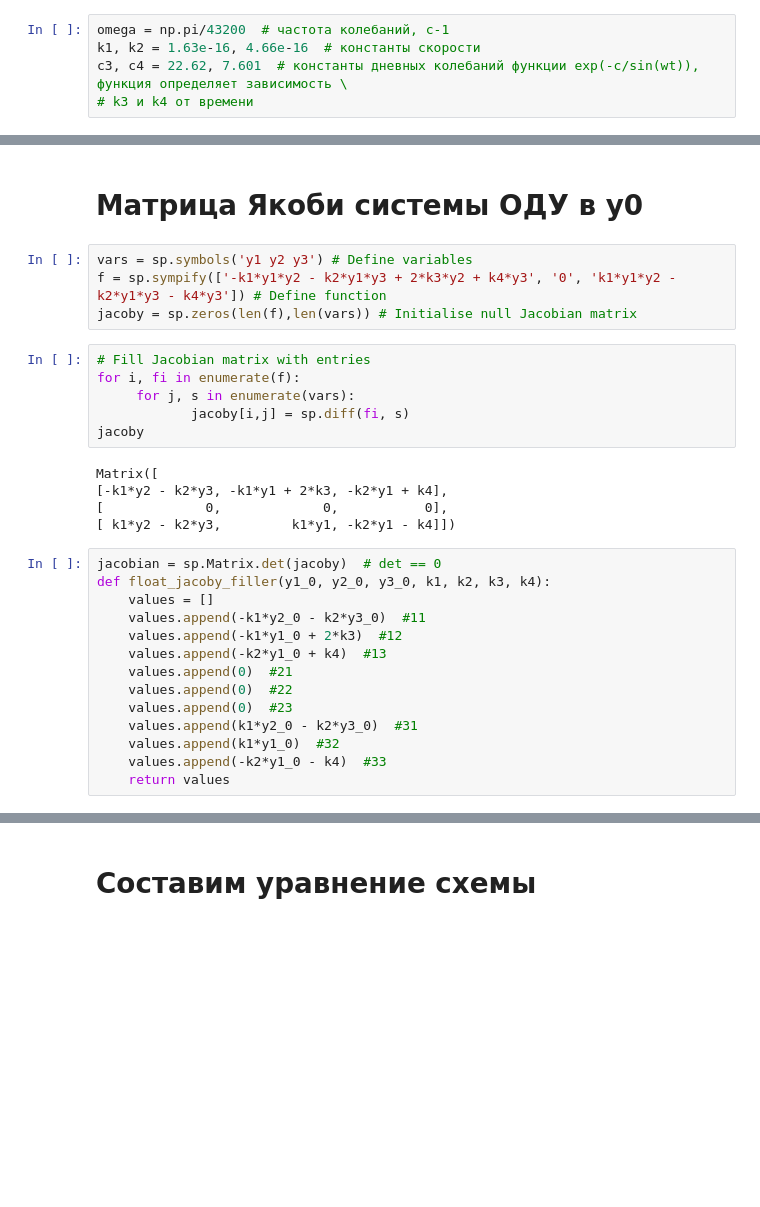
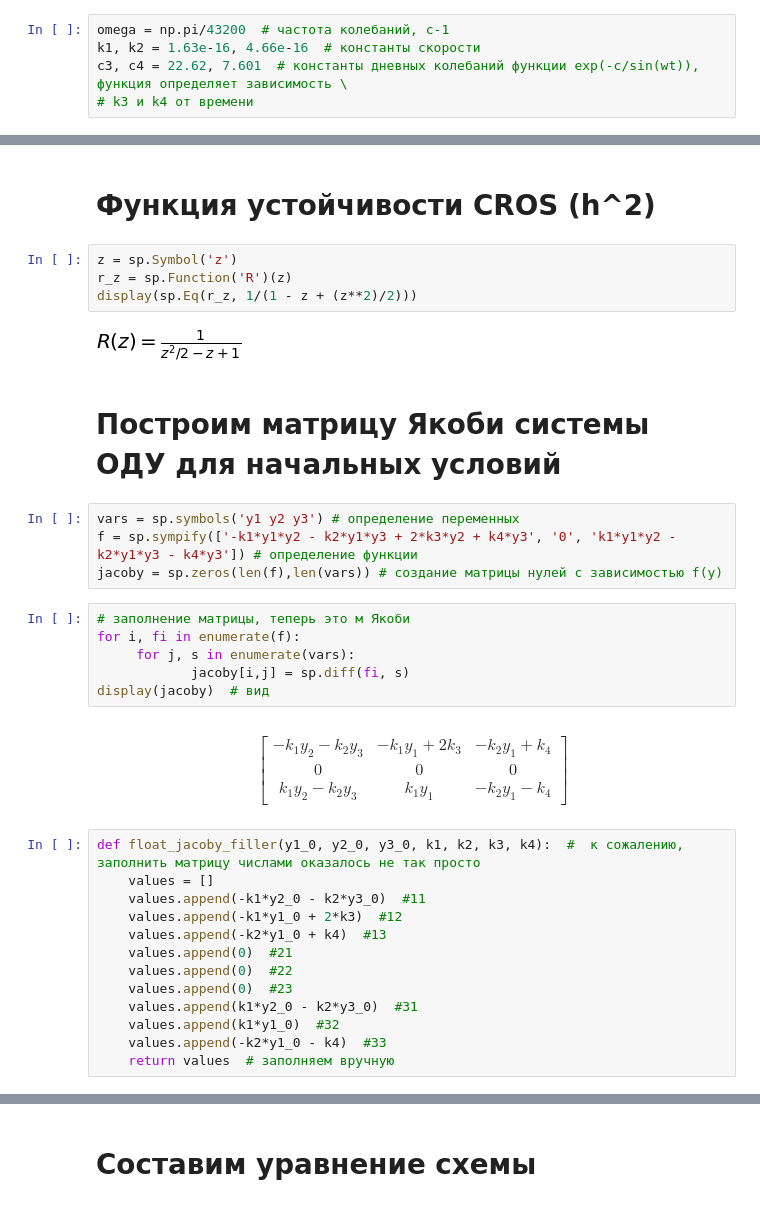
Before and after one commit to verwindle/calc_math_2_task, a Jupyter notebook: calc_math.ipynb, the cells around one changed output, grey strips where cells are left out. Drawn from its saved outputs; the diff is of its cells as text; blank space fills up the shorter version.

```diff
--- a/calc_math.ipynb
+++ b/calc_math.ipynb
@@ -99,23 +130,27 @@ R(z) = 1/(1 - z + (z**2)/2)
+# %% [markdown]
+# Функция устойчивости CROS (h^2)
+# %%
+z = sp.Symbol('z')
+r_z = sp.Function('R')(z)
+display(sp.Eq(r_z, 1/(1 - z + (z**2)/2)))
+# %% [output]
+[figure, added]
 # %% [markdown]
-# Матрица Якоби системы ОДУ в y0
+# Построим матрицу Якоби системы ОДУ для начальных условий
 # %%
-vars = sp.symbols('y1 y2 y3') # Define variables
-f = sp.sympify(['-k1*y1*y2 - k2*y1*y3 + 2*k3*y2 + k4*y3', '0', 'k1*y1*y2 - k2*y1*y3 - k4*y3']) # Define function
-jacoby = sp.zeros(len(f),len(vars)) # Initialise null Jacobian matrix
+vars = sp.symbols('y1 y2 y3') # определение переменных
+f = sp.sympify(['-k1*y1*y2 - k2*y1*y3 + 2*k3*y2 + k4*y3', '0', 'k1*y1*y2 - k2*y1*y3 - k4*y3']) # определение функции
+jacoby = sp.zeros(len(f),len(vars)) # создание матрицы нулей с зависимостью f(y)
 # %%
-# Fill Jacobian matrix with entries
+# заполнение матрицы, теперь это м Якоби
 for i, fi in enumerate(f):
      for j, s in enumerate(vars):
             jacoby[i,j] = sp.diff(fi, s)
-jacoby
+display(jacoby)  # вид
 # %% [output]
-Matrix([
-[-k1*y2 - k2*y3, -k1*y1 + 2*k3, -k2*y1 + k4],
-[             0,             0,           0],
-[ k1*y2 - k2*y3,         k1*y1, -k2*y1 - k4]])
+$$\left[\begin{matrix}- k_{1} y_{2} - k_{2} y_{3} & - k_{1} y_{1} + 2 k_{3} & - k_{2} y_{1} + k_{4}\\0 & 0 & 0\\k_{1} y_{2} - k_{2} y_{3} & k_{1} y_{1} & - k_{2} y_{1} - k_{4}\end{matrix}\right]$$
 # %%
-jacobian = sp.Matrix.det(jacoby)  # det == 0
-def float_jacoby_filler(y1_0, y2_0, y3_0, k1, k2, k3, k4):
+def float_jacoby_filler(y1_0, y2_0, y3_0, k1, k2, k3, k4):  #  к сожалению, заполнить матрицу числами оказалось не так просто
     values = []
     values.append(-k1*y2_0 - k2*y3_0)  #11
     values.append(-k1*y1_0 + 2*k3)  #12
@@ -126,5 +161,5 @@ def float_jacoby_filler(y1_0, y2_0, y3_0, k1, k2, k3, k4):
     values.append(k1*y2_0 - k2*y3_0)  #31
     values.append(k1*y1_0)  #32
     values.append(-k2*y1_0 - k4)  #33
-    return values
+    return values  # заполняем вручную
 # %%
```
Also changed, not shown: parts of 41 cells of this notebook.
